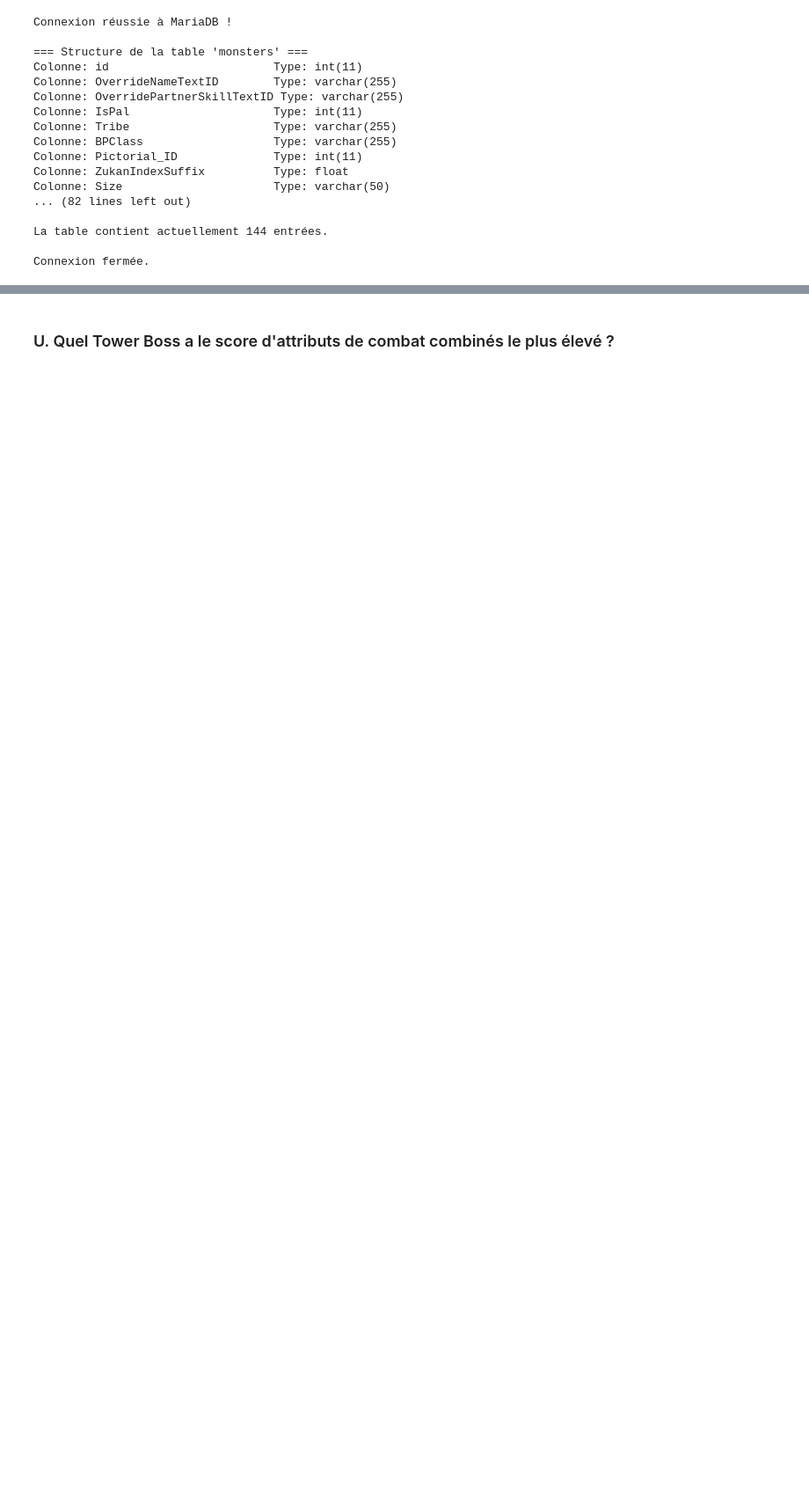
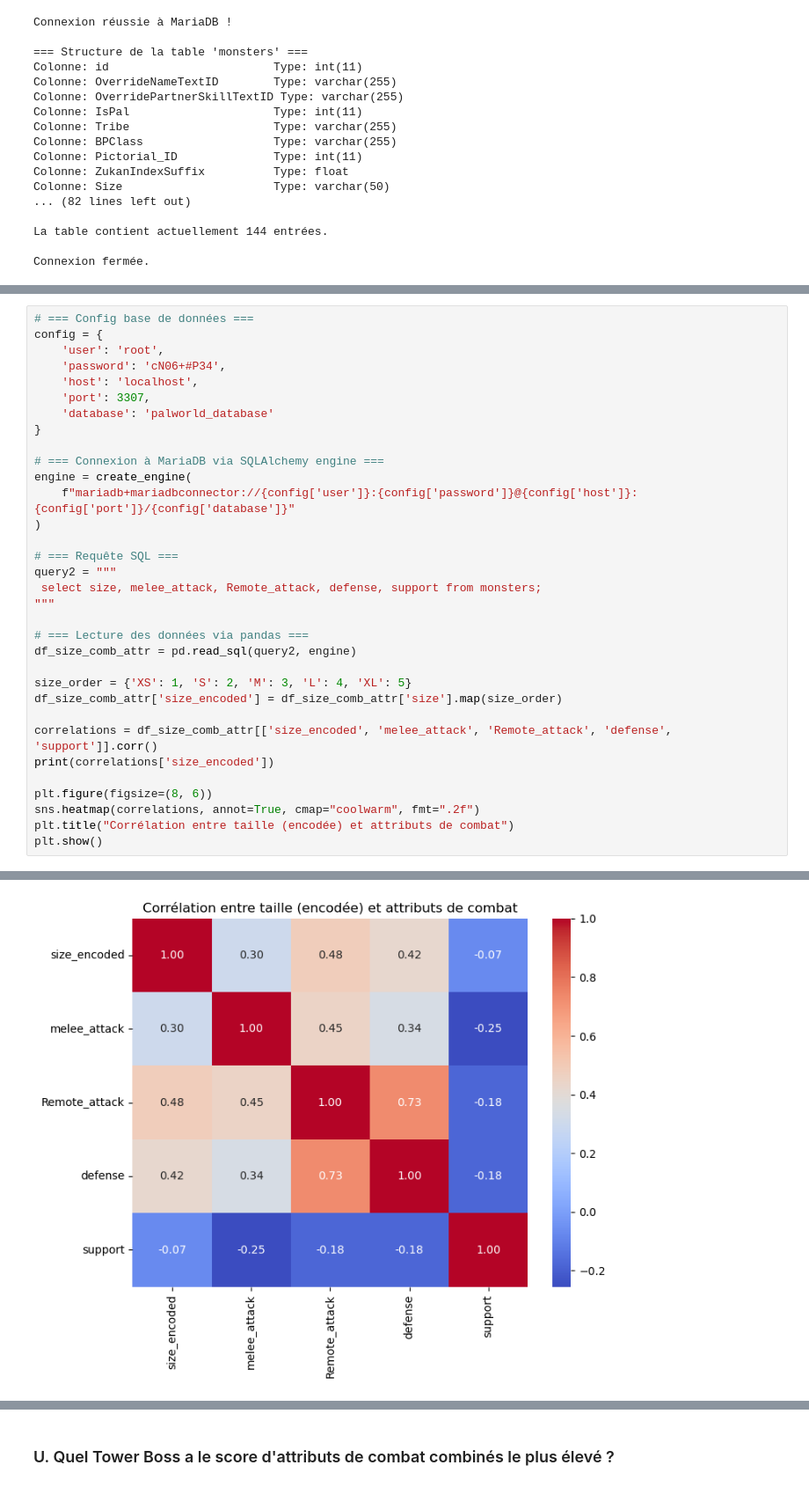
Before and after one commit to Paul-Emmanuel-Buffe/pals-analysis, a Jupyter notebook: notebooks/pals_analysis.ipynb, the cells around one changed output, grey strips where cells are left out. Shown at 88% size. Drawn from its saved outputs; the diff is of its cells as text; blank space fills up the shorter version.

```diff
--- a/notebooks/pals_analysis.ipynb
+++ b/notebooks/pals_analysis.ipynb
@@ -2613,0 +2701,34 @@ Connexion fermée.
+# %%
+# === Config base de données ===
+config = {
+    'user': 'root',
+    'password': 'cN06+#P34',
+    'host': 'localhost',
+    'port': 3307,
+    'database': 'palworld_database'
+}
+
+# === Connexion à MariaDB via SQLAlchemy engine ===
+engine = create_engine(
+    f"mariadb+mariadbconnector://{config['user']}:{config['password']}@{config['host']}:{config['port']}/{config['database']}"
+)
+
+# === Requête SQL ===
+query2 = """
+ select size, melee_attack, Remote_attack, defense, support from monsters;
+"""
+
+# === Lecture des données via pandas ===
+df_size_comb_attr = pd.read_sql(query2, engine)
+
+size_order = {'XS': 1, 'S': 2, 'M': 3, 'L': 4, 'XL': 5}
+df_size_comb_attr['size_encoded'] = df_size_comb_attr['size'].map(size_order)
+
+correlations = df_size_comb_attr[['size_encoded', 'melee_attack', 'Remote_attack', 'defense', 'support']].corr()
+print(correlations['size_encoded'])
+
+plt.figure(figsize=(8, 6))
+sns.heatmap(correlations, annot=True, cmap="coolwarm", fmt=".2f")
+plt.title("Corrélation entre taille (encodée) et attributs de combat")
+plt.show()
+# %% [output]
@@ -2613,0 +2741 @@ Connexion fermée.
+[figure, added]
```
Also changed, not shown: parts of 10 cells of this notebook.
